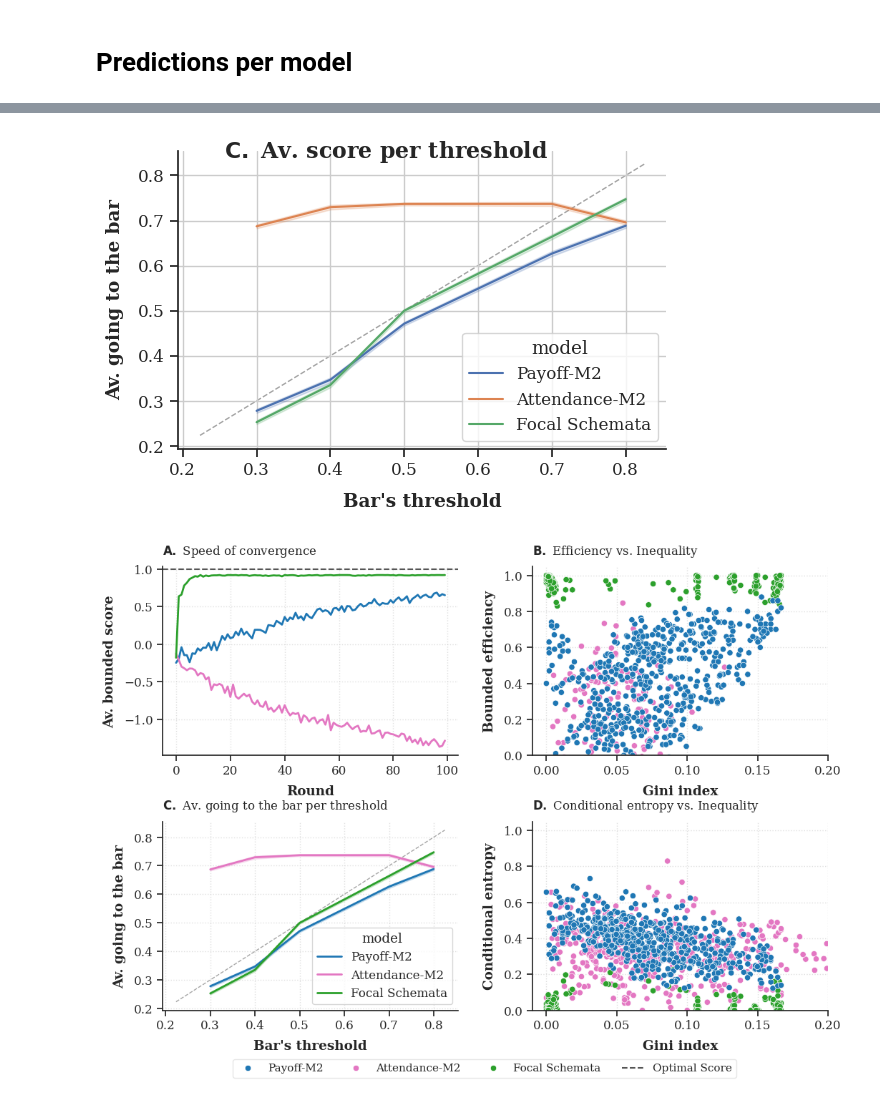
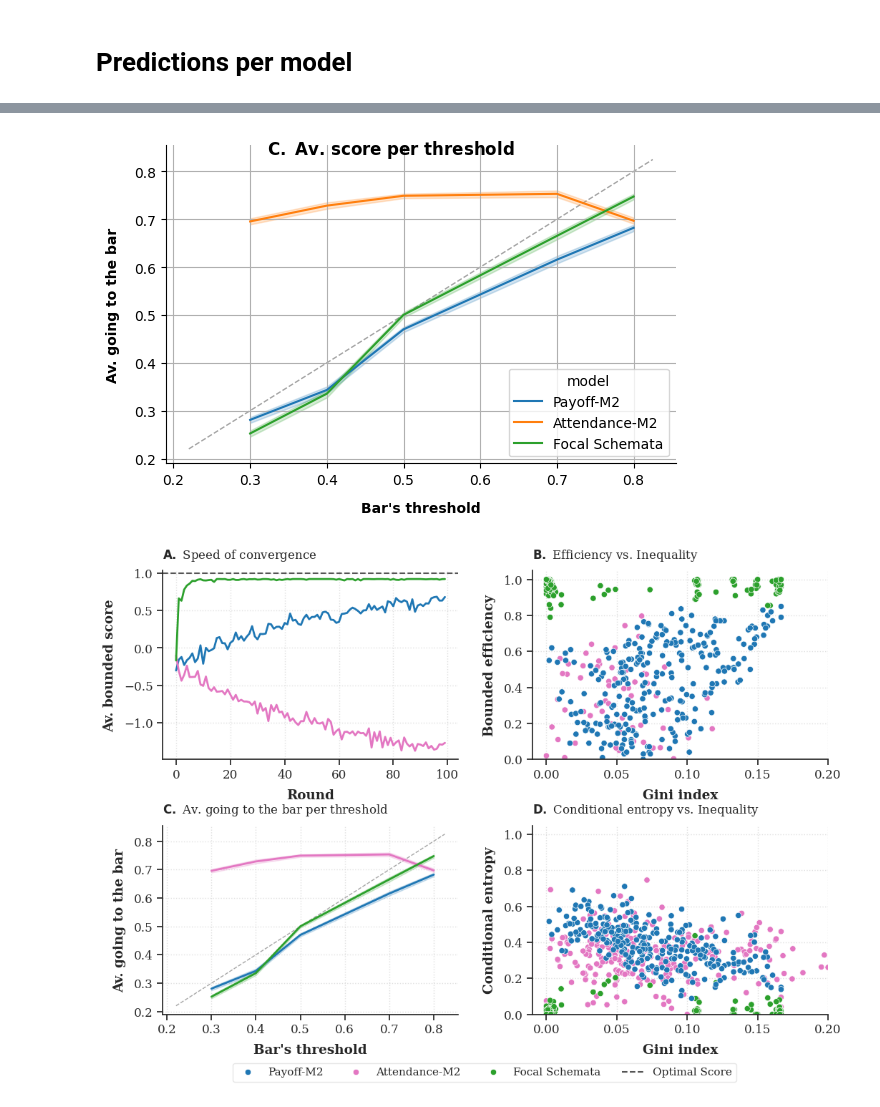
Before and after one commit to EAndrade-Lotero/Cognitive_Models_El_Farol_Bar_Problem, a Jupyter notebook: Notebooks/exp_fig9.ipynb, the cells around one changed output, grey strips where cells are left out. Saved outputs shown, nothing was run; the diff lists cells and outputs as text; code cells hidden in the pictures.

Commit message:
figure 9 ready

```diff
--- a/Notebooks/exp_fig9.ipynb
+++ b/Notebooks/exp_fig9.ipynb
@@ -31,7 +31,7 @@ free_parameters = {
 # %%
 simulation_parameters = {
     'num_rounds': 100,
-    'num_episodes': 100,
+    'num_episodes': 50,
     'verbose': False
 }
 df_list = []
@@ -183,7 +183,7 @@ fig.suptitle(r"$\bf{C.}$ Av. score per threshold", fontweight='bold')
 
 plt.show()
 # %% [output]
-[figure, old version]
+[figure, new version]
 # %%
 fig.savefig(PATHS['exploratory_figures'] / 'Models_threshold.png', dpi=300)
 # %%
@@ -257,7 +257,8 @@ ax_B.set_title(r"$\bf{B.}$ Efficiency vs. Inequality", loc='left', pad=12, fonts
 sns.lineplot(
     x='threshold', y='decision', hue='model',
     hue_order=model_order, palette=model_palette,
-    data=df2, ax=ax_C, color='#2c3e50', linewidth=2
+    data=df2, ax=ax_C, color='#2c3e50', linewidth=2,
+    legend=False,
 )
 x0, x1 = ax_C.get_xlim()
 y0, y1 = ax_C.get_ylim()
@@ -292,33 +293,33 @@ ax_D.get_legend().remove()  # Remove it from the plot area cleanly
 # Building the Unified Legend
 # =====================================================================
 # Combine the 3 Model handles from Panel D + the 1 Baseline handle from Panel A
 opt_handle, opt_label = ax_A.get_legend_handles_labels()
 all_handles = model_handles + opt_handle
 all_labels = model_labels + opt_label
 
 # Draw the legend globally at the bottom center of the figure canvas
 fig.legend(
     handles=all_handles,
     labels=all_labels,
     loc='lower center',
     bbox_to_anchor=(0.5, 0.03), # Center horizontally (0.5), push down to bottom (0.03)
     ncol=4,                     # Align them cleanly side-by-side in one row
     frameon=True,
     facecolor='white',
     edgecolor='#e0e0e0',
     fontsize=11
 )
 
 # =====================================================================
 # Uniform Styling Clean-up
 # =====================================================================
 for ax in axes:
     ax.grid(True, linestyle=':', alpha=0.6, color='#cccccc')
     ax.set_axisbelow(True)
     sns.despine(ax=ax)
 
 plt.show()
 # %% [output]
-[figure, old version]
+[figure, new version]
 # %%
 fig.savefig(PATHS['exploratory_figures'] / 'models.png', dpi=300)
```
Also changed, not shown: parts of 3 cells of this notebook, 5 other files.
